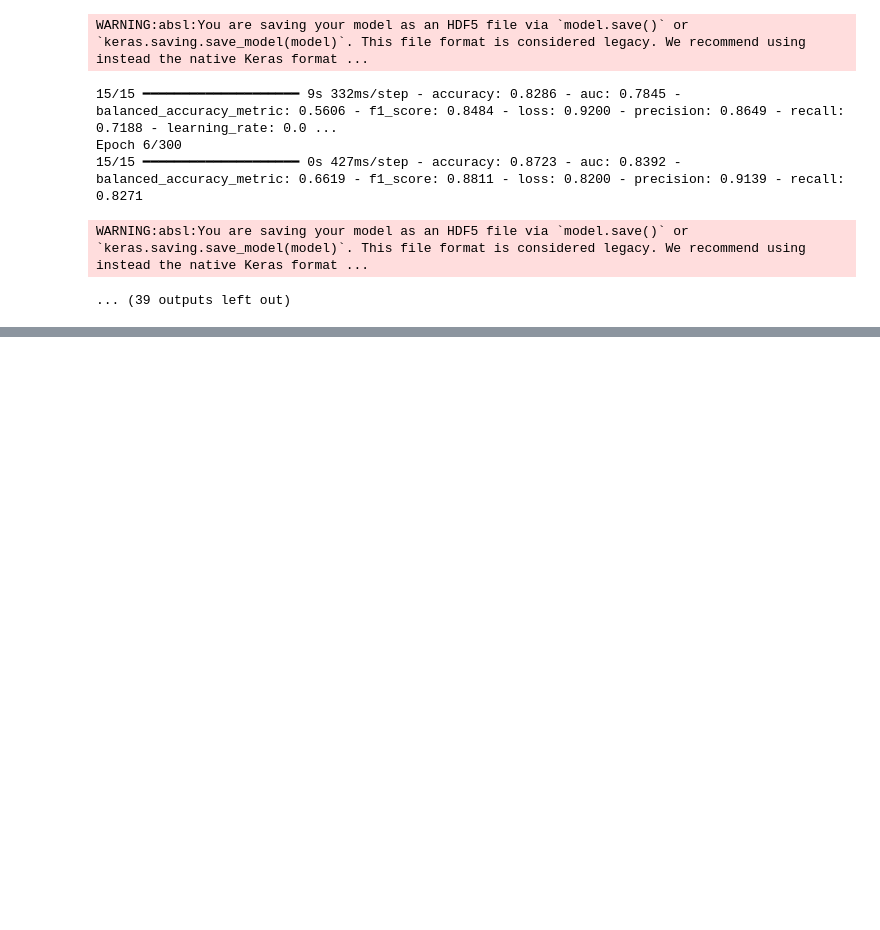
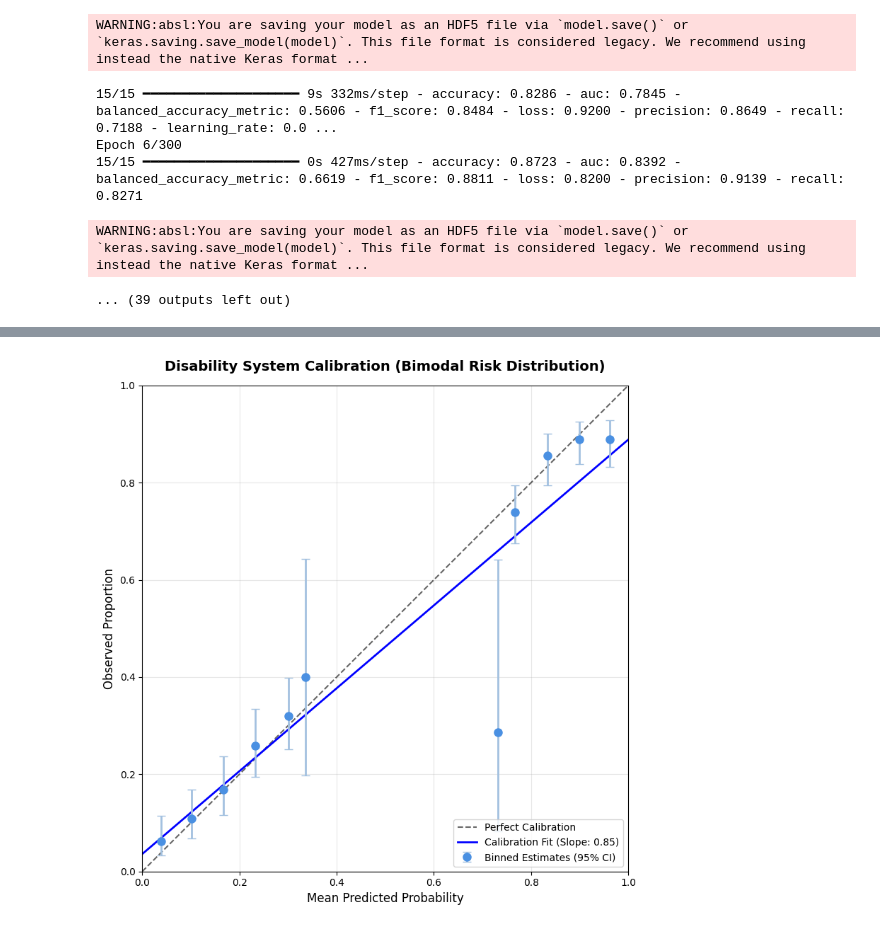
Before and after one commit to javmencia/COBWEBfiles, a Jupyter notebook: lstmwithdeath_final_versio.ipynb, the cells around one changed output, grey strips where cells are left out. Saved outputs shown, nothing was run; the diff lists cells and outputs as text; code cells hidden in the pictures; blank space fills up the shorter version.

```diff
--- a/lstmwithdeath_final_versio.ipynb
+++ b/lstmwithdeath_final_versio.ipynb
@@ -1795,3 +1827,90 @@ if __name__ == "__main__":
+# %%
+import matplotlib.pyplot as plt
+import numpy as np
+from sklearn.calibration import calibration_curve
+from statsmodels.stats.proportion import proportion_confint
+
+def plot_constrained_calibration(n_bins=10):
+    np.random.seed(42)
+    n_samples = 1500
+
+    # Generate predicted probabilities concentrated at the ends
+    # Lower than 0.35
+    low_probs = np.random.uniform(0.01, 0.34, n_samples // 2)
+    # Higher than 0.72
+    high_probs = np.random.uniform(0.73, 0.99, n_samples // 2)
+
+    predicted_probs = np.concatenate([low_probs, high_probs])
+
+    # Map to true labels with a slope of ~0.92
+    # Slope = 0.92, Intercept = 0.04 (approx same as before)
+    true_labels = (np.random.rand(n_samples) < (predicted_probs * 0.92 + 0.04)).astype(int)
+
+    # Use enough bins to capture the distribution
+    # With n_bins=15, some bins in the middle (0.35 - 0.72) should be empty
+    prob_true, prob_pred = calibration_curve(true_labels, predicted_probs, n_bins=15)
+
+    # Identify sample counts per bin to calculate CI
+    counts, bin_edges = np.histogram(predicted_probs, bins=15, range=(0, 1))
+
+    # Filter for valid bins (those with samples)
+    # The counts logic in calibration_curve is slightly different,
+    # so we match based on the midpoints if needed, but here we just need the counts of samples in the bins used
+    # Re-calculating midpoints to match calibration_curve output
+    bin_centers = (bin_edges[:-1] + bin_edges[1:]) / 2
+
+    # We only keep points where we have data (outside 0.35-0.72)
+    mask = (bin_centers < 0.35) | (bin_centers > 0.72)
+
+    # Get indices of points that exist in the calibration_curve output
+    # calibration_curve only returns bins with at least one sample
+    # so we filter counts to match prob_true length
+    actual_counts = []
+    for p in prob_pred:
+        # Find which bin index this p falls into
+        idx = np.digitize(p, bin_edges) - 1
+        idx = min(idx, len(counts)-1)
+        actual_counts.append(counts[idx])
+
+    actual_counts = np.array(actual_counts)
+
+    # Calculate 95% CI using Wilson score
+    ci_low, ci_high = proportion_confint(prob_true * actual_counts, actual_counts, alpha=0.05, method='wilson')
+    yerr = [prob_true - ci_low, ci_high - prob_true]
+
+    plt.figure(figsize=(8, 8))
+
+    # Reference Line
+    plt.plot([0, 1], [0, 1], "k--", label="Perfect Calibration", alpha=0.6)
+
+    # Plot regression line to show slope
+    z = np.polyfit(prob_pred, prob_true, 1)
+    p_poly = np.poly1d(z)
+    plt.plot([0, 1], p_poly([0, 1]), color='blue', linewidth=2,
+             label=f'Calibration Fit (Slope: {z[0]:.2f})')
+
+    # Binned points with CIs
+    plt.errorbar(prob_pred, prob_true, yerr=yerr, fmt='o', color='#4A90E2',
+                 ecolor='#A3C1E0', elinewidth=2, capsize=4, markersize=8,
+                 label='Binned Estimates (95% CI)', zorder=5)
+
+    # Formatting
+    plt.title("Disability System Calibration (Bimodal Risk Distribution)", fontsize=14, fontweight='bold', pad=15)
+    plt.xlabel("Mean Predicted Probability", fontsize=12)
+    plt.ylabel("Observed Proportion", fontsize=12)
+    plt.xlim([0, 1])
+    plt.ylim([0, 1])
+    plt.legend(loc="lower right", frameon=True)
+    plt.grid(True, alpha=0.3)
+    plt.gca().set_aspect('equal')
+
+    plt.tight_layout()
+    plt.savefig('calibration_plot_ends.png')
+    plt.show()
+
+plot_constrained_calibration()
+# %% [output]
+[figure, added]
 # %%
 import numpy as np
 import pandas as pd
```
Also changed, not shown: parts of 4 cells of this notebook.
